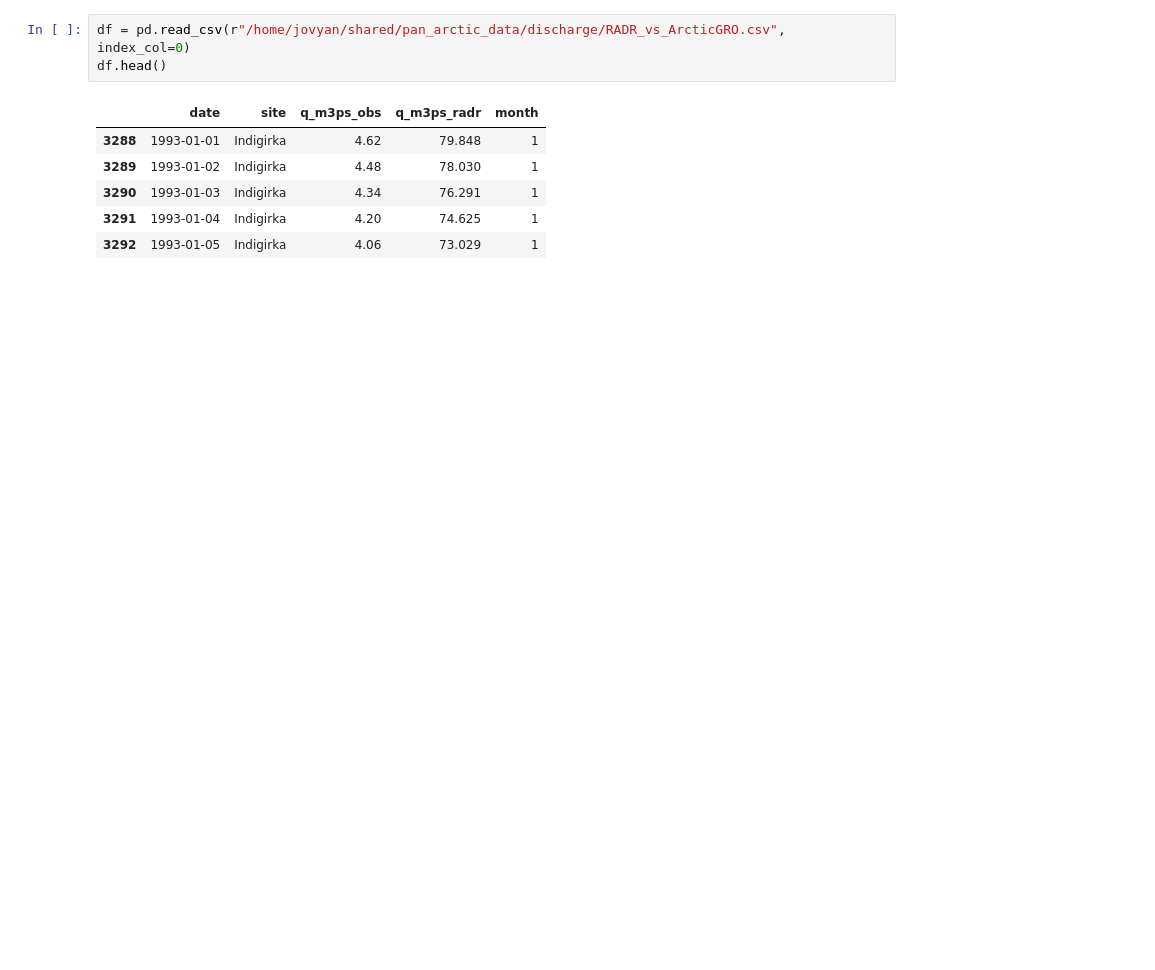
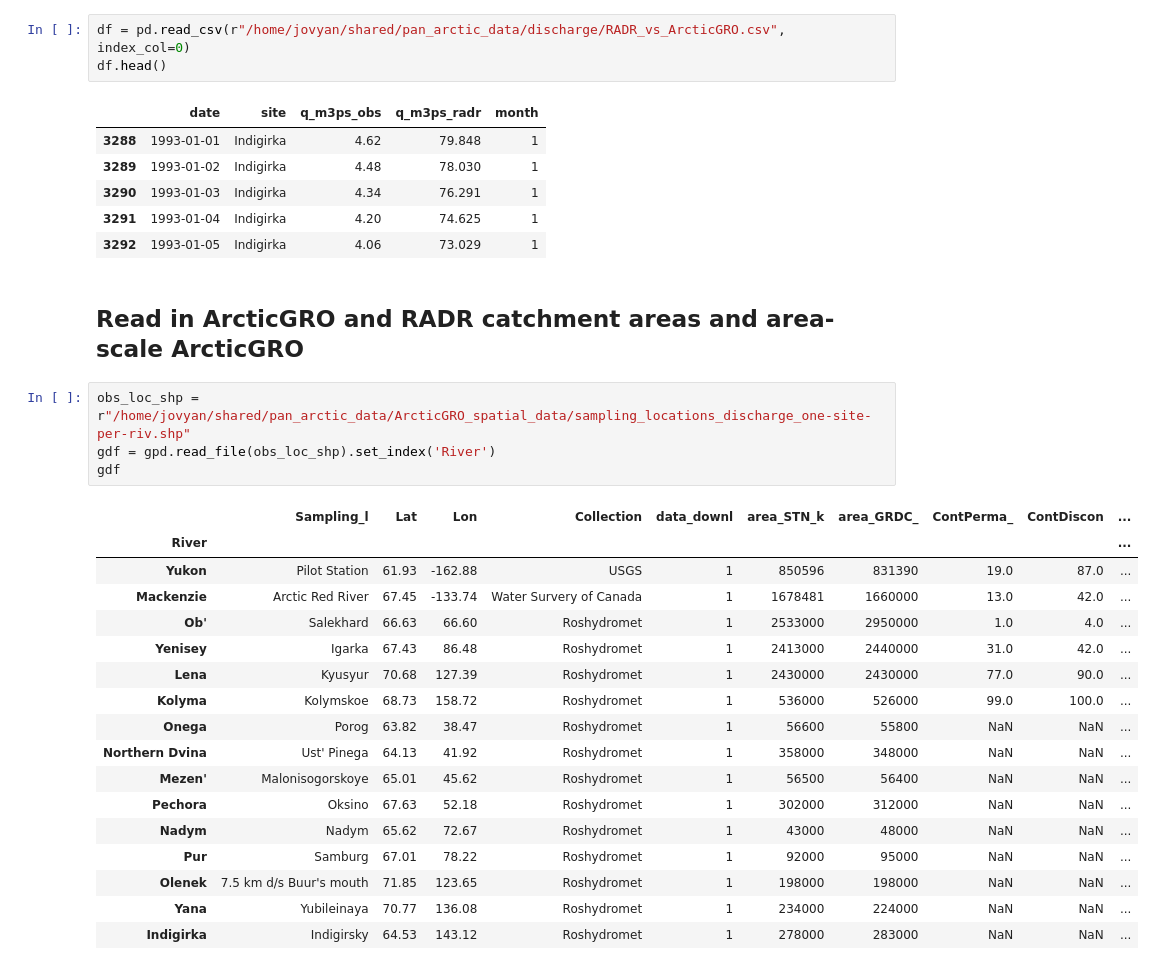
Before and after one commit to NIVANorge/BEST-Siberian, a Jupyter notebook: code/04_compare_radr_and_obs.ipynb, the cells around one changed output. Cells and saved outputs as stored; diff of their text form; blank space fills up the shorter version.

```diff
--- a/code/04_compare_radr_and_obs.ipynb
+++ b/code/04_compare_radr_and_obs.ipynb
@@ -22,3 +32,27 @@ df.head()
 | 3290 | 1993-01-03 | Indigirka | 4.34 | 76.291 | 1 |
 | 3291 | 1993-01-04 | Indigirka | 4.20 | 74.625 | 1 |
 | 3292 | 1993-01-05 | Indigirka | 4.06 | 73.029 | 1 |
+# %% [markdown]
+## Read in ArcticGRO and RADR catchment areas and area-scale ArcticGRO
+# %%
+obs_loc_shp = r"/home/jovyan/shared/pan_arctic_data/ArcticGRO_spatial_data/sampling_locations_discharge_one-site-per-riv.shp"
+gdf = gpd.read_file(obs_loc_shp).set_index('River')
+gdf
+# %% [output]
+|  | Sampling_l | Lat | Lon | Collection | data_downl | area_STN_k | area_GRDC_ | ContPerma_ | ContDiscon | ... |
+| River |  |  |  |  |  |  |  |  |  | ... |
+| Yukon | Pilot Station | 61.93 | -162.88 | USGS | 1 | 850596 | 831390 | 19.0 | 87.0 | ... |
+| Mackenzie | Arctic Red River | 67.45 | -133.74 | Water Survery of Canada | 1 | 1678481 | 1660000 | 13.0 | 42.0 | ... |
+| Ob' | Salekhard | 66.63 | 66.60 | Roshydromet | 1 | 2533000 | 2950000 | 1.0 | 4.0 | ... |
+| Yenisey | Igarka | 67.43 | 86.48 | Roshydromet | 1 | 2413000 | 2440000 | 31.0 | 42.0 | ... |
+| Lena | Kyusyur | 70.68 | 127.39 | Roshydromet | 1 | 2430000 | 2430000 | 77.0 | 90.0 | ... |
+| Kolyma | Kolymskoe | 68.73 | 158.72 | Roshydromet | 1 | 536000 | 526000 | 99.0 | 100.0 | ... |
+| Onega | Porog | 63.82 | 38.47 | Roshydromet | 1 | 56600 | 55800 | NaN | NaN | ... |
+| Northern Dvina | Ust' Pinega | 64.13 | 41.92 | Roshydromet | 1 | 358000 | 348000 | NaN | NaN | ... |
+| Mezen' | Malonisogorskoye | 65.01 | 45.62 | Roshydromet | 1 | 56500 | 56400 | NaN | NaN | ... |
+| Pechora | Oksino | 67.63 | 52.18 | Roshydromet | 1 | 302000 | 312000 | NaN | NaN | ... |
+| Nadym | Nadym | 65.62 | 72.67 | Roshydromet | 1 | 43000 | 48000 | NaN | NaN | ... |
+| Pur | Samburg | 67.01 | 78.22 | Roshydromet | 1 | 92000 | 95000 | NaN | NaN | ... |
+| Olenek | 7.5 km d/s Buur's mouth | 71.85 | 123.65 | Roshydromet | 1 | 198000 | 198000 | NaN | NaN | ... |
+| Yana | Yubileinaya | 70.77 | 136.08 | Roshydromet | 1 | 234000 | 224000 | NaN | NaN | ... |
+| Indigirka | Indigirsky | 64.53 | 143.12 | Roshydromet | 1 | 278000 | 283000 | NaN | NaN | ... |
```
Also changed, not shown: parts of 24 cells of this notebook, 11 other files.
